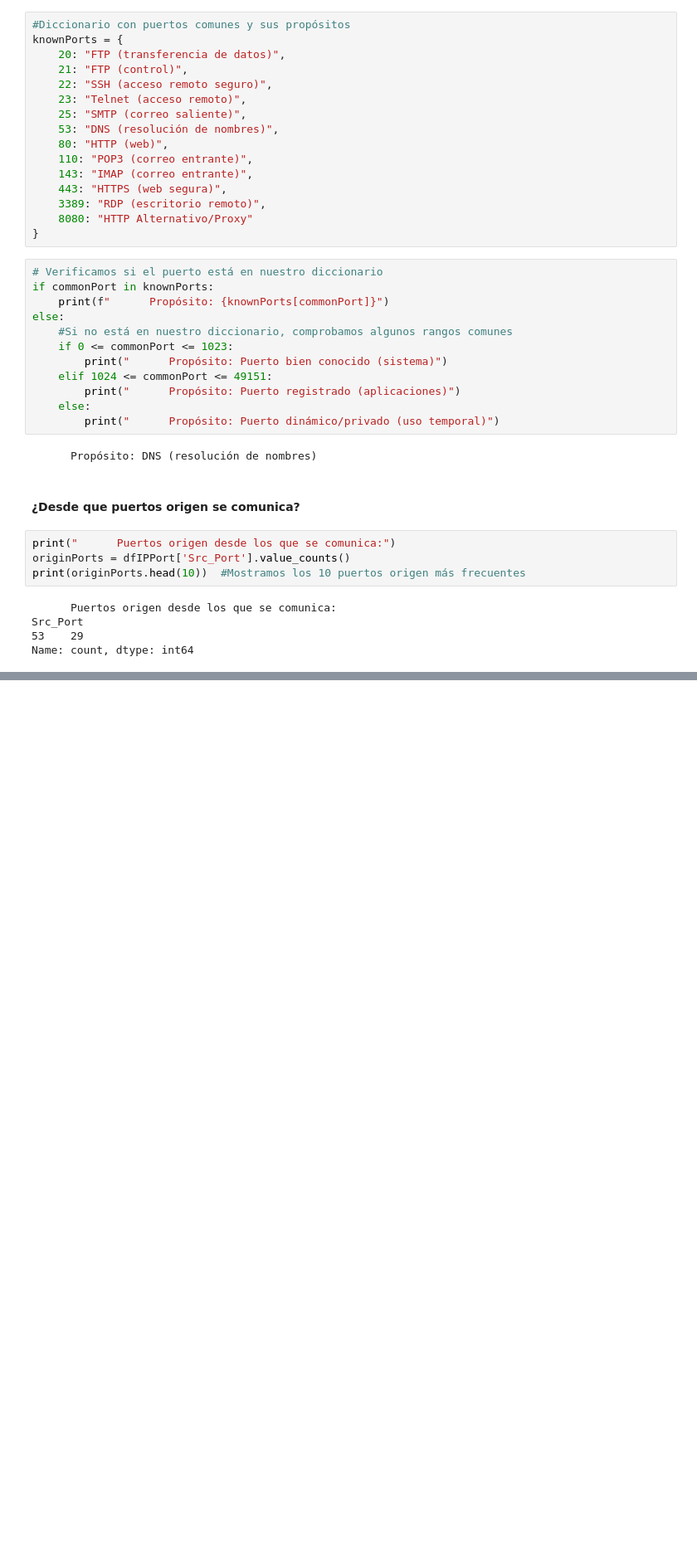
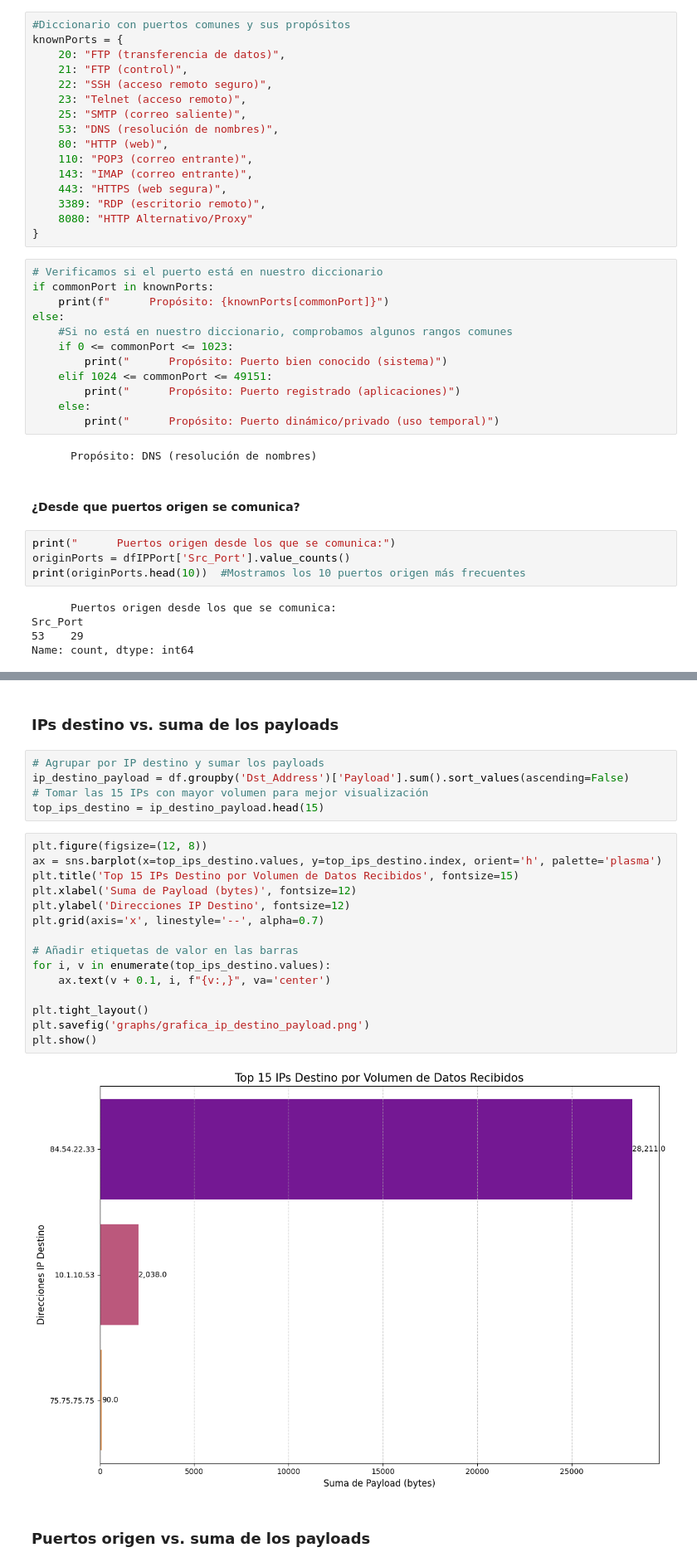
Before and after one commit to FerEsq/SDS-Lab-06, a Jupyter notebook: lab6.ipynb, the cells around one changed output, grey strips where cells are left out. Shown: that part at 83% size. Saved outputs shown, nothing was run; the diff lists cells and outputs as text; blank space fills up the shorter version.

```diff
--- a/lab6.ipynb
+++ b/lab6.ipynb
@@ -203,0 +281,26 @@ Name: count, dtype: int64
+# %% [markdown]
+### IPs destino vs. suma de los payloads
+# %%
+# Agrupar por IP destino y sumar los payloads
+ip_destino_payload = df.groupby('Dst_Address')['Payload'].sum().sort_values(ascending=False)
+# Tomar las 15 IPs con mayor volumen para mejor visualización
+top_ips_destino = ip_destino_payload.head(15)
+# %%
+plt.figure(figsize=(12, 8))
+ax = sns.barplot(x=top_ips_destino.values, y=top_ips_destino.index, orient='h', palette='plasma')
+plt.title('Top 15 IPs Destino por Volumen de Datos Recibidos', fontsize=15)
+plt.xlabel('Suma de Payload (bytes)', fontsize=12)
+plt.ylabel('Direcciones IP Destino', fontsize=12)
+plt.grid(axis='x', linestyle='--', alpha=0.7)
+
+# Añadir etiquetas de valor en las barras
+for i, v in enumerate(top_ips_destino.values):
+    ax.text(v + 0.1, i, f"{v:,}", va='center')
+
+plt.tight_layout()
+plt.savefig('graphs/grafica_ip_destino_payload.png')
+plt.show()
+# %% [output]
+[figure, added]
+# %% [markdown]
+### Puertos origen vs. suma de los payloads
```
Also changed, not shown: parts of 17 cells of this notebook, 5 other files.
